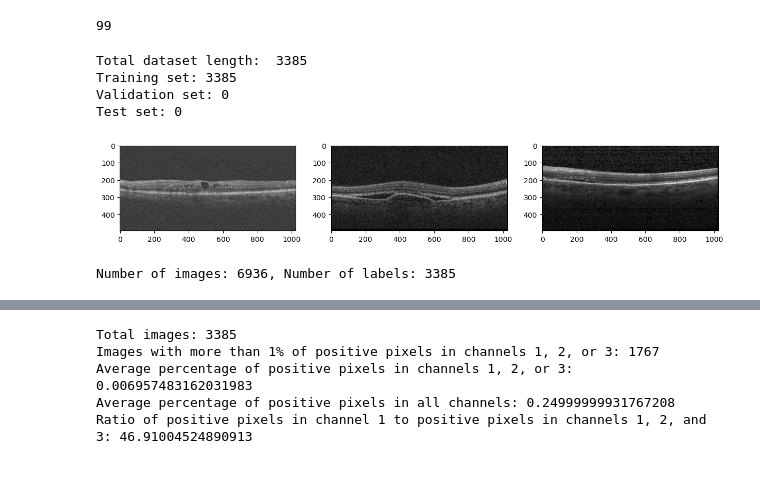
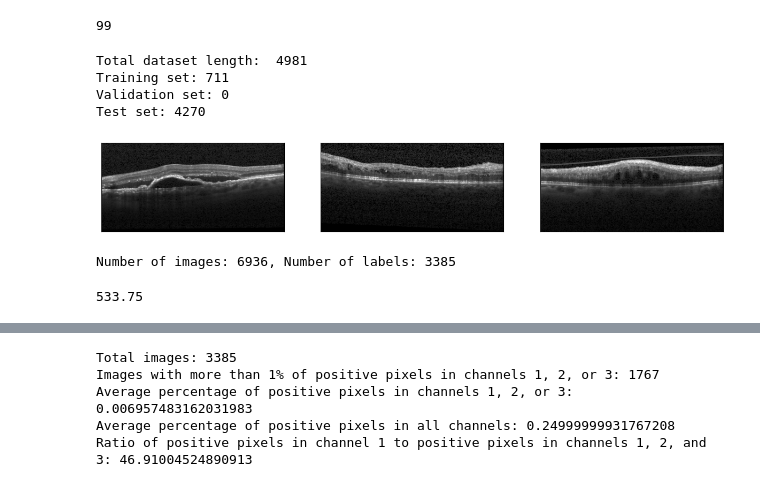
Before and after one commit to moritsih/OPTIMA_SeminarPractical, a Jupyter notebook: practical/stats.ipynb, the cells around one changed output, grey strips where cells are left out. Cells and saved outputs as stored; diff of their text form; code cells hidden in the pictures.

```diff
--- a/practical/stats.ipynb
+++ b/practical/stats.ipynb
@@ -21,13 +21,13 @@ Seed set to 99
 99
 # %%
 # globally set source domains for SVDNA and for dataset preppning
-cfg = Config(source_domains = ["Spectralis", "Topcon", "Cirrus"])
+cfg = Config(source_domains = ["Spectralis"])
 cfg.batch_size = 1
 cfg.epochs = 150
 
 train_data, val_data, test_data = OCTDatasetPrep(cfg.train_dir,
                                                  source_domains = cfg.source_domains
-                                                ).get_datasets(dataset_split=[1, 0], use_official_testset=False)
+                                                ).get_datasets(dataset_split=[1, 0], use_official_testset=True)
 
 
 train_transforms = Compose([
@@ -54,24 +54,29 @@ train_transforms = Compose([
 train_dataset = MakeDataset(train_data, train_transforms)
 train_loader = DataLoader(train_dataset, batch_size=cfg.batch_size, shuffle=True, num_workers=7, persistent_workers=True)
 # %% [output]
-Total dataset length:  3385
-Training set: 3385
+Total dataset length:  4981
+Training set: 711
 Validation set: 0
-Test set: 0
+Test set: 4270
 # %%
 # randomly sampled 3 images from the training set and put them into subplots next to each other
 
 rand_num = np.random.randint(0, len(train_dataset), 3)
 
 fig, axs = plt.subplots(1, 3, figsize=(15, 5))
 for i, ax in enumerate(axs):
     sample = train_dataset[rand_num[i]]
     img = sample['img'].squeeze(0)
 
     # use matplotlib to plot
     ax.imshow(img, cmap='gray')
+    # remove axis ticks
+    ax.set_xticks([])
+    ax.set_yticks([])
+
+plt.show()
 # %% [output]
-[figure, old version]
+[figure, new version]
 # %%
 import os
 import glob
@@ -83,3 +88,7 @@ labels = len(glob.glob(f"{img_folder}/*/label_image/*.png", recursive=True))
 print(f"Number of images: {imgs}, Number of labels: {labels}")
 # %% [output]
 Number of images: 6936, Number of labels: 3385
+# %%
+4270/8
+# %% [output]
+533.75
```
Also changed, not shown: parts of 1 cell of this notebook, 3 other files.
